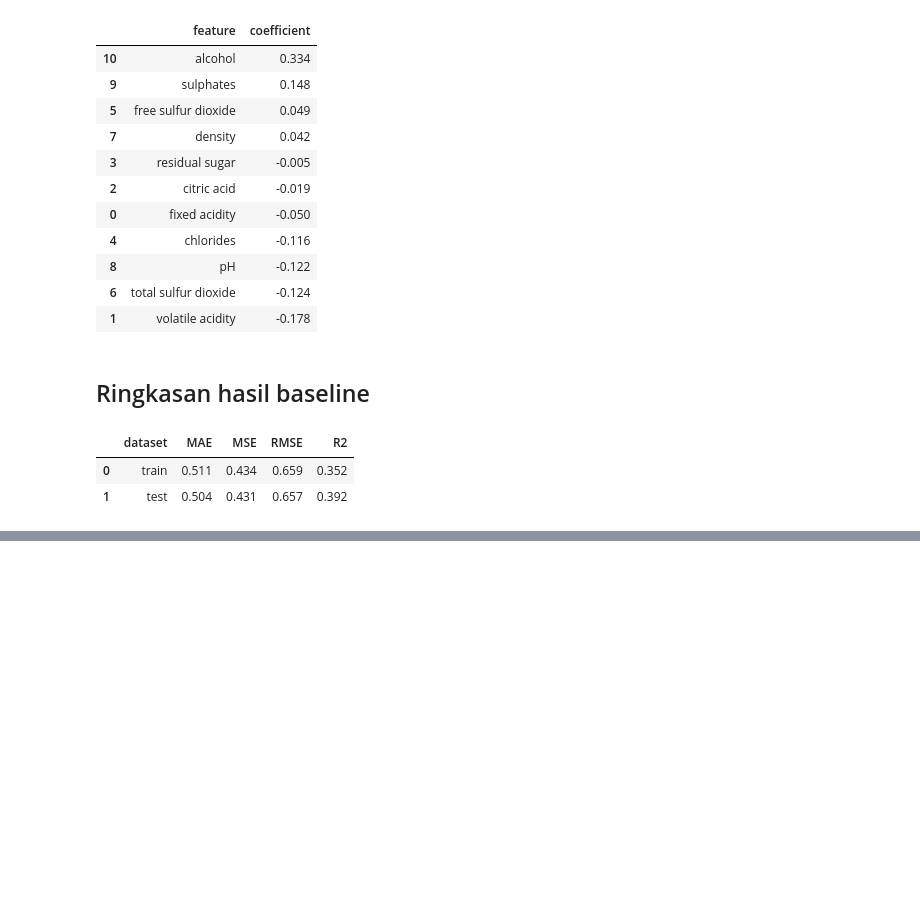
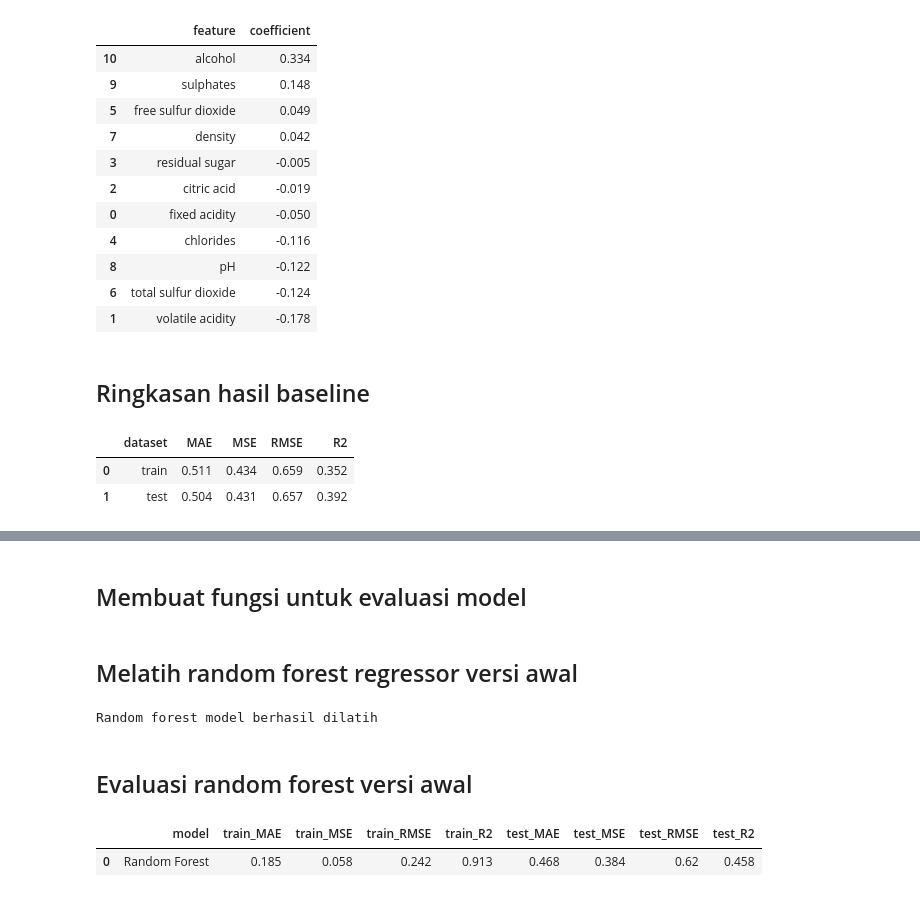
Before and after one commit to r021n/simple-machine-learing, a Jupyter notebook: Wine_Quality_Prediction.ipynb, the cells around one changed output, grey strips where cells are left out. Cells and saved outputs as stored; diff of their text form; code cells hidden in the pictures; blank space fills up the shorter version.

Commit message:
Creating an initial version of the random forest model

```diff
--- a/Wine_Quality_Prediction.ipynb
+++ b/Wine_Quality_Prediction.ipynb
@@ -678,0 +686,56 @@ display(baseline_results)
+# %% [markdown]
+## Membuat fungsi untuk evaluasi model
+# %%
+def evaluate_regression(model, X_train, y_train, X_test, y_test, model_name="Model"):
+  y_train_pred = model.predict(X_train)
+  y_test_pred = model.predict(X_test)
+
+  train_mae = mean_absolute_error(y_train, y_train_pred)
+  train_mse = mean_squared_error(y_train, y_train_pred)
+  train_rmse = np.sqrt(train_mse)
+  train_r2 = r2_score(y_train, y_train_pred)
+
+  test_mae = mean_absolute_error(y_test, y_test_pred)
+  test_mse = mean_squared_error(y_test, y_test_pred)
+  test_rmse = np.sqrt(test_mse)
+  test_r2 = r2_score(y_test, y_test_pred)
+
+  results = pd.DataFrame({
+      "model": [model_name],
+      "train_MAE": [train_mae],
+      "train_MSE": [train_mse],
+      "train_RMSE": [train_rmse],
+      "train_R2": [train_r2],
+      "test_MAE": [test_mae],
+      "test_MSE": [test_mse],
+      "test_RMSE": [test_rmse],
+      "test_R2": [test_r2],
+  })
+
+  return results, y_test_pred
+# %% [markdown]
+## Melatih random forest regressor versi awal
+# %%
+rf_model = RandomForestRegressor(
+    n_estimators=100,
+    random_state=42
+)
+
+rf_model.fit(X_train_final, y_train_final)
+print("Random forest model berhasil dilatih")
+# %% [output]
+Random forest model berhasil dilatih
+# %% [markdown]
+## Evaluasi random forest versi awal
+# %%
+rf_results, rf_y_test_pred = evaluate_regression(
+    rf_model,
+    X_train_final, y_train_final,
+    X_test_final, y_test_final,
+    model_name="Random Forest"
+)
+
+display(rf_results)
+# %% [output]
+|  | model | train_MAE | train_MSE | train_RMSE | train_R2 | test_MAE | test_MSE | test_RMSE | test_R2 |
+| 0 | Random Forest | 0.185 | 0.058 | 0.242 | 0.913 | 0.468 | 0.384 | 0.62 | 0.458 |
```
Also changed, not shown: parts of 3 cells of this notebook.
